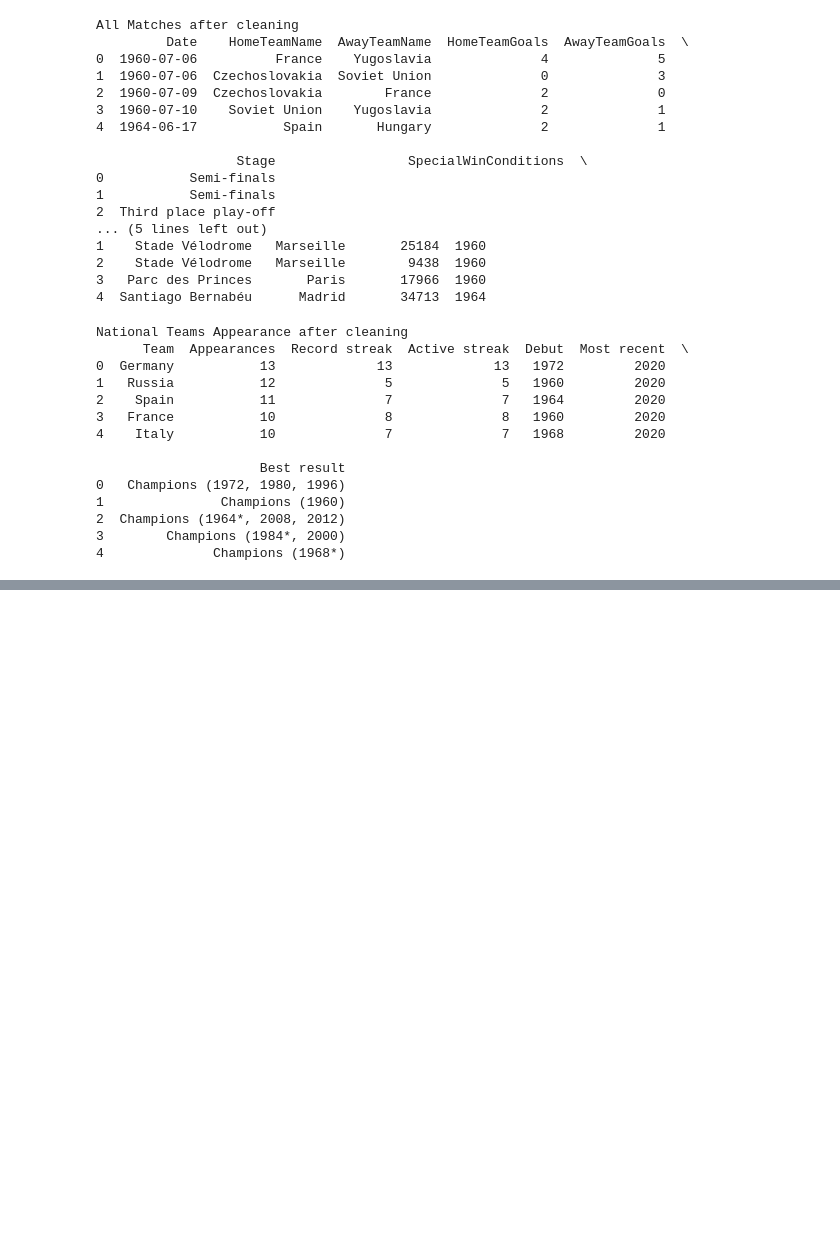
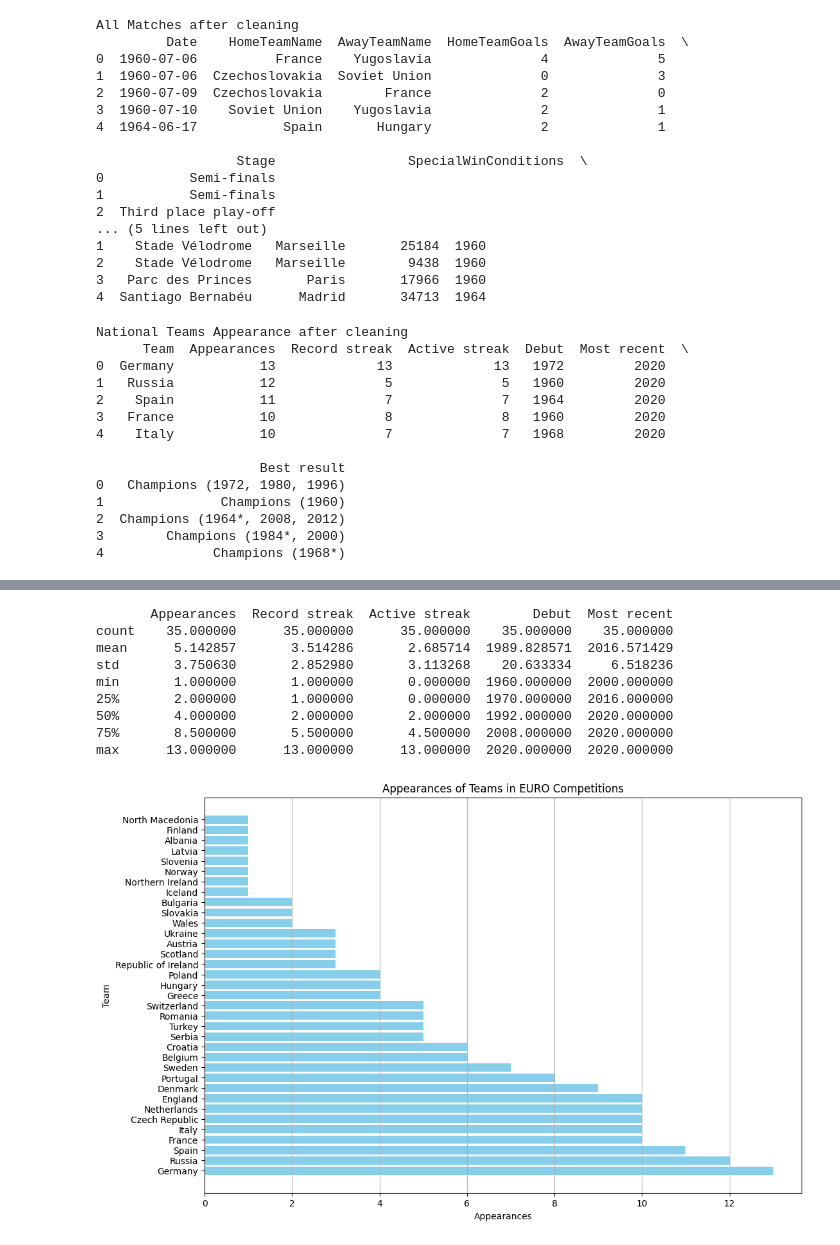
Before and after one commit to wickkan/Euro-2024-Analysis, a Jupyter notebook: euro2024.ipynb, the cells around one changed output, grey strips where cells are left out. Drawn from its saved outputs; the diff is of its cells as text; code cells hidden in the pictures; blank space fills up the shorter version.

```diff
--- a/euro2024.ipynb
+++ b/euro2024.ipynb
@@ -205,0 +304,24 @@ National Teams Appearance after cleaning
+# %%
+# Basic statistics of the National Teams Appearance dataset
+print(national_teams_appearance.describe())
+
+# Appearances of teams
+plt.figure(figsize=(12, 8))
+plt.barh(national_teams_appearance['Team'],
+         national_teams_appearance['Appearances'], color='skyblue')
+plt.title('Appearances of Teams in EURO Competitions')
+plt.xlabel('Appearances')
+plt.ylabel('Team')
+plt.grid(True, axis='x')
+plt.show()
+# %% [output]
+       Appearances  Record streak  Active streak        Debut  Most recent
+count    35.000000      35.000000      35.000000    35.000000    35.000000
+mean      5.142857       3.514286       2.685714  1989.828571  2016.571429
+std       3.750630       2.852980       3.113268    20.633334     6.518236
+min       1.000000       1.000000       0.000000  1960.000000  2000.000000
+25%       2.000000       1.000000       0.000000  1970.000000  2016.000000
+50%       4.000000       2.000000       2.000000  1992.000000  2020.000000
+75%       8.500000       5.500000       4.500000  2008.000000  2020.000000
+max      13.000000      13.000000      13.000000  2020.000000  2020.000000
+[figure, added]
```
Also changed, not shown: parts of 5 cells of this notebook.
